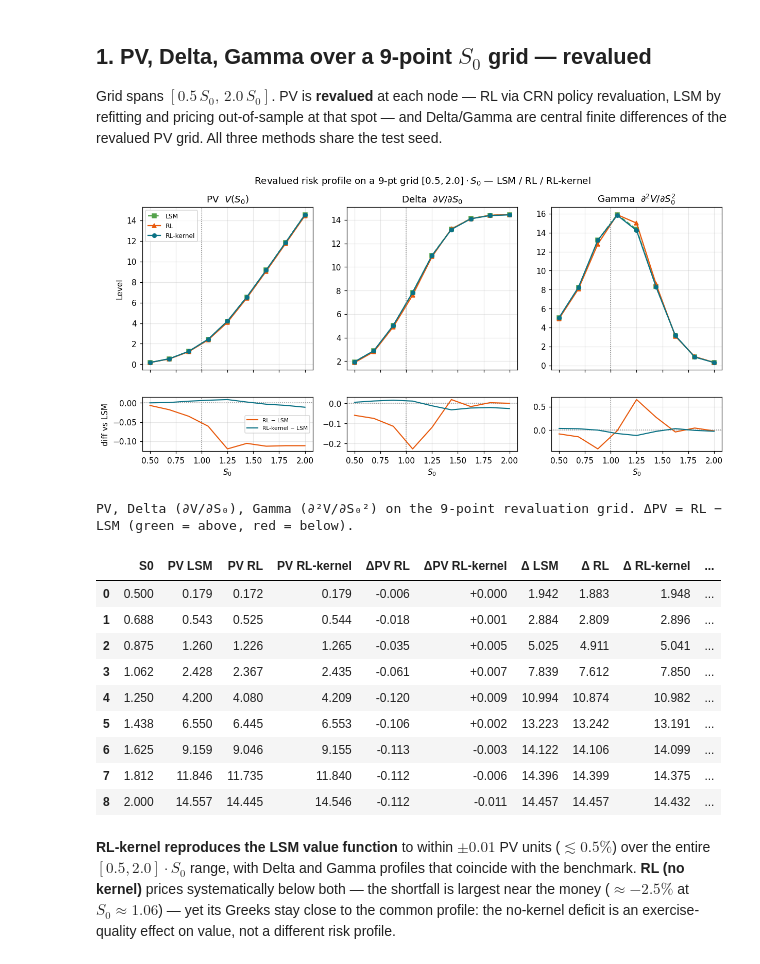
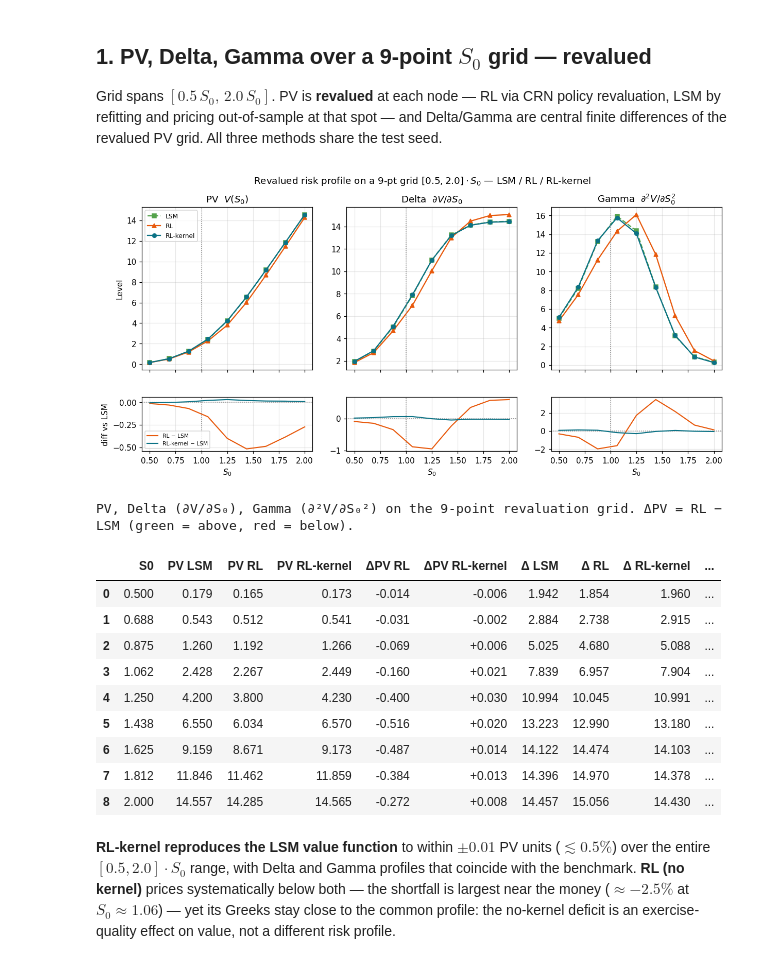
Before and after one commit to ithakis/DRL-Swing-Options, a Jupyter notebook: Jupyter Notebooks/Hedging.ipynb, the cells around one changed output. Drawn from its saved outputs; the diff is of its cells as text; code cells hidden in the pictures.

```diff
--- a/Jupyter Notebooks/Hedging.ipynb
+++ b/Jupyter Notebooks/Hedging.ipynb
@@ -115,14 +88,12 @@ Grid spans $[0.5\,S_0,\,2.0\,S_0]$. PV is **revalued** at each node — RL via C
 revaluation, LSM by refitting and pricing out-of-sample at that spot — and Delta/Gamma are central
 finite differences of the revalued PV grid. All three methods share the test seed.
 # %%
-grid = np.linspace(0.5 * S0, 2.0 * S0, N_GRID)
-
-# --- RL variants: revalue PV at each grid node (shared CRN seed) ---
-V = {}
-with quiet():
-    for label, (agent, _) in agents.items():
-        fn = make_rl_price_fn(agent, contract, hhk, N_RL)
-        V[label] = np.array([fn(s, SEED).mean() for s in grid])
+# --- RL variants: PV-vs-S0 grid straight from the v65 C++ export (shared CRN seed) ---
+V, grid = {}, None
+for label, blob in BLOBS.items():
+    g, pv = greeks_grid(blob)
+    grid = g
+    V[label] = pv
 
 # --- LSM: refit + OOS price at each grid node ---
 def lsm_price_at(s0_value, csv_path=None):
@@ -171,45 +142,45 @@ plt.show()
 # --- Styled PV / Delta / Gamma table with colour-coded RL-vs-LSM differences ---
 tbl = {"S0": grid.round(3)}
 for m in methods:
     tbl[f"PV {m}"] = V[m].round(3)
 for m in ["RL", "RL-kernel"]:
     tbl[f"ΔPV {m}"] = (V[m] - V["LSM"]).round(3)
 for m in methods:
     tbl[f"Δ {m}"] = D[m].round(3)
 for m in methods:
     tbl[f"Γ {m}"] = G[m].round(3)
 
 df_tbl = pd.DataFrame(tbl)
 diff_cols = ["ΔPV RL", "ΔPV RL-kernel"]
 V_diff = float(df_tbl[diff_cols].abs().max().max())
 
 display(df_tbl.style
     .background_gradient(cmap="RdYlGn", subset=diff_cols, vmin=-V_diff, vmax=V_diff)
     .format({c: "{:+.3f}" for c in diff_cols} |
             {c: "{:.3f}" for c in df_tbl.columns if c not in diff_cols})
     .set_caption("PV, Delta (∂V/∂S₀), Gamma (∂²V/∂S₀²) on the 9-point revaluation grid. "
                  "ΔPV = RL − LSM (green = above, red = below).")
     .set_properties(**{"text-align": "center"})
     .set_table_styles([
         {"selector": "caption",
          "props": [("caption-side", "top"), ("font-size", "11px"),
                    ("text-align", "left"), ("padding-bottom", "6px")]},
         {"selector": "th",
          "props": [("text-align", "center")]},
     ]))
 # %% [output]
-[figure, old version]
+[figure, new version]
 PV, Delta (∂V/∂S₀), Gamma (∂²V/∂S₀²) on the 9-point revaluation grid. ΔPV = RL − LSM (green = above, red = below).
 |  | S0 | PV LSM | PV RL | PV RL-kernel | ΔPV RL | ΔPV RL-kernel | Δ LSM | Δ RL | Δ RL-kernel | ... |
-| 0 | 0.500 | 0.179 | 0.172 | 0.179 | -0.006 | +0.000 | 1.942 | 1.883 | 1.948 | ... |
-| 1 | 0.688 | 0.543 | 0.525 | 0.544 | -0.018 | +0.001 | 2.884 | 2.809 | 2.896 | ... |
-| 2 | 0.875 | 1.260 | 1.226 | 1.265 | -0.035 | +0.005 | 5.025 | 4.911 | 5.041 | ... |
-| 3 | 1.062 | 2.428 | 2.367 | 2.435 | -0.061 | +0.007 | 7.839 | 7.612 | 7.850 | ... |
-| 4 | 1.250 | 4.200 | 4.080 | 4.209 | -0.120 | +0.009 | 10.994 | 10.874 | 10.982 | ... |
-| 5 | 1.438 | 6.550 | 6.445 | 6.553 | -0.106 | +0.002 | 13.223 | 13.242 | 13.191 | ... |
-| 6 | 1.625 | 9.159 | 9.046 | 9.155 | -0.113 | -0.003 | 14.122 | 14.106 | 14.099 | ... |
-| 7 | 1.812 | 11.846 | 11.735 | 11.840 | -0.112 | -0.006 | 14.396 | 14.399 | 14.375 | ... |
-| 8 | 2.000 | 14.557 | 14.445 | 14.546 | -0.112 | -0.011 | 14.457 | 14.457 | 14.432 | ... |
+| 0 | 0.500 | 0.179 | 0.165 | 0.173 | -0.014 | -0.006 | 1.942 | 1.854 | 1.960 | ... |
+| 1 | 0.688 | 0.543 | 0.512 | 0.541 | -0.031 | -0.002 | 2.884 | 2.738 | 2.915 | ... |
+| 2 | 0.875 | 1.260 | 1.192 | 1.266 | -0.069 | +0.006 | 5.025 | 4.680 | 5.088 | ... |
+| 3 | 1.062 | 2.428 | 2.267 | 2.449 | -0.160 | +0.021 | 7.839 | 6.957 | 7.904 | ... |
+| 4 | 1.250 | 4.200 | 3.800 | 4.230 | -0.400 | +0.030 | 10.994 | 10.045 | 10.991 | ... |
+| 5 | 1.438 | 6.550 | 6.034 | 6.570 | -0.516 | +0.020 | 13.223 | 12.990 | 13.180 | ... |
+| 6 | 1.625 | 9.159 | 8.671 | 9.173 | -0.487 | +0.014 | 14.122 | 14.474 | 14.103 | ... |
+| 7 | 1.812 | 11.846 | 11.462 | 11.859 | -0.384 | +0.013 | 14.396 | 14.970 | 14.378 | ... |
+| 8 | 2.000 | 14.557 | 14.285 | 14.565 | -0.272 | +0.008 | 14.457 | 15.056 | 14.430 | ... |
 # %% [markdown]
 **RL-kernel reproduces the LSM value function** to within $\pm0.01$ PV units ($\lesssim0.5\%$)
 over the entire $[0.5,2.0]\cdot S_0$ range, with Delta and Gamma profiles that coincide with the
```
Also changed, not shown: parts of 4 cells of this notebook, 46 other files.
